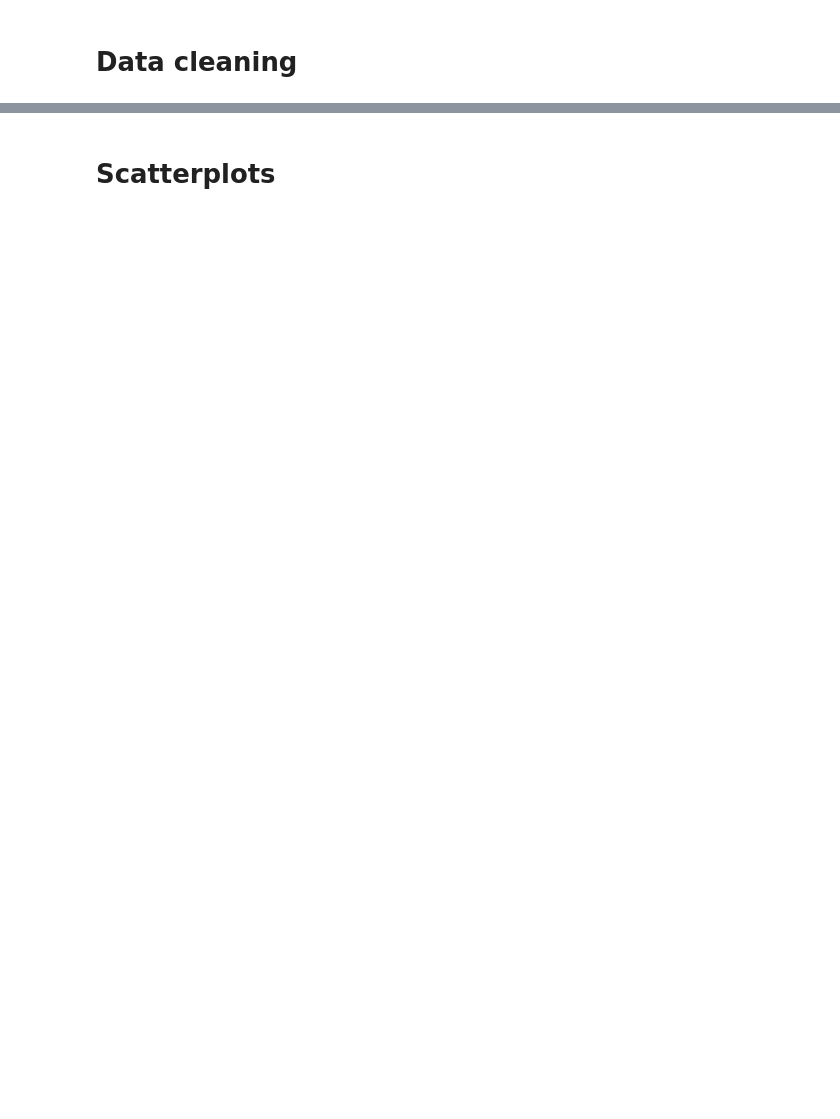
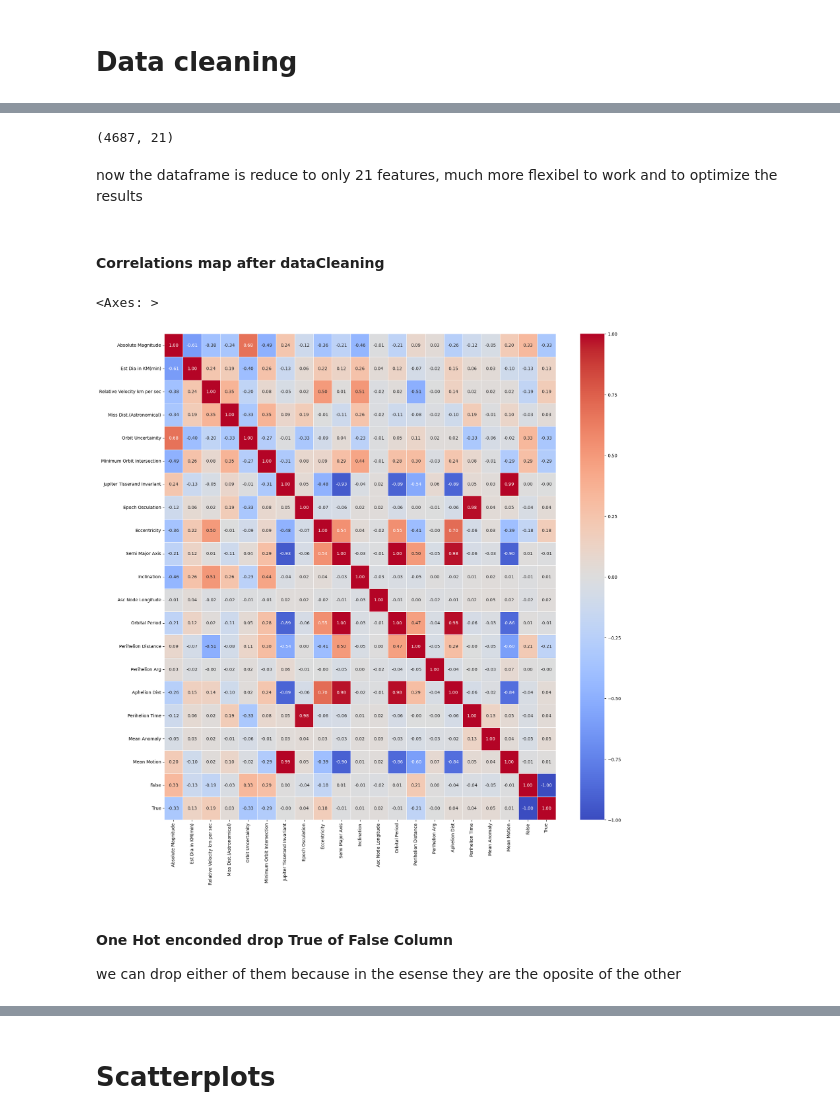
Before and after one commit to Juskocode/SupervisedLearning-AsteroidsClassifier, a Jupyter notebook: SupervisedLearning_AsteroidsClassifier.ipynb, the cells around one changed output, grey strips where cells are left out. Drawn from its saved outputs; the diff is of its cells as text; code cells hidden in the pictures; blank space fills up the shorter version.

```diff
--- a/SupervisedLearning_AsteroidsClassifier.ipynb
+++ b/SupervisedLearning_AsteroidsClassifier.ipynb
@@ -164,0 +237,17 @@ nasa_df.shape
+# %%
+nasa_df.shape
+# %% [output]
+(4687, 21)
+# %% [markdown]
+now the dataframe is reduce to only 21 features, much more flexibel to work and to optimize the results
+# %% [markdown]
+#### Correlations map after dataCleaning
+# %%
+plt.figure(figsize = (20,20))
+sns.heatmap(nasa_df.corr(), annot=True, cmap='coolwarm', fmt='.2f', linewidths=0.5, vmin=-1, vmax=1)
+# %% [output]
+<Axes: >
+[figure, added]
+# %% [markdown]
+#### One Hot enconded drop True of False Column
+we can drop either of them because in the esense they are the oposite of the other
```
Also changed, not shown: parts of 39 cells of this notebook.
